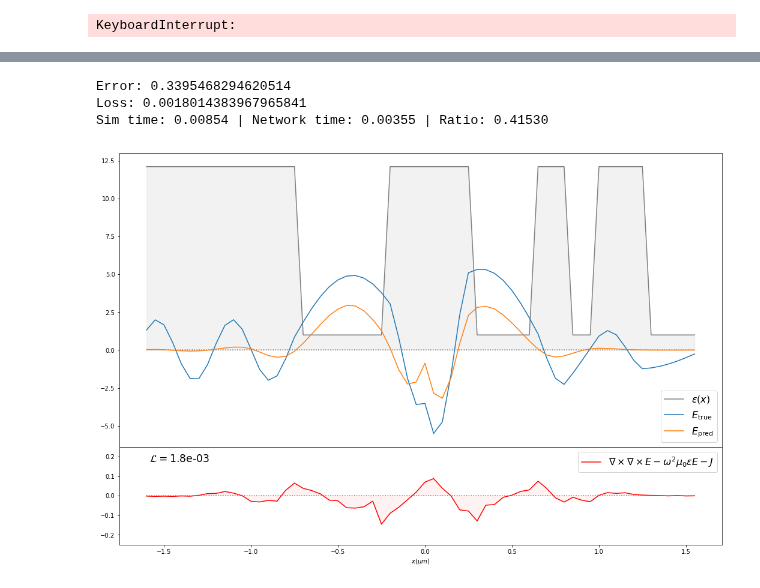
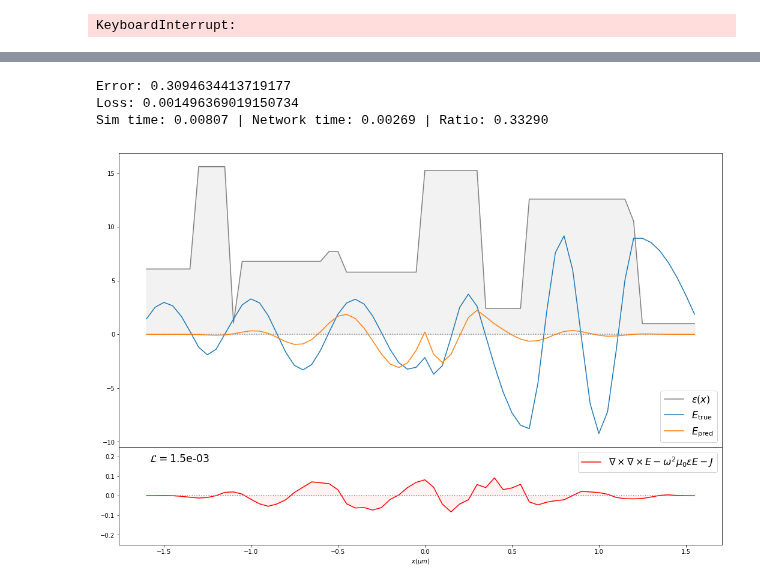
Before and after one commit to bencbartlett/neural-maxwell, a Jupyter notebook: neural_maxwell/notebooks/main.ipynb, the cells around one changed output, grey strips where cells are left out. Drawn from its saved outputs; the diff is of its cells as text; code cells hidden in the pictures.

Commit message:
yet more model iteration

```diff
--- a/neural_maxwell/notebooks/main.ipynb
+++ b/neural_maxwell/notebooks/main.ipynb
@@ -30,13 +30,13 @@ batch_size = 512
 # Create a model
 channels = [64] * 7
 kernels = [7] * 7
-model = MaxwellConvV2(channels=channels, kernels=kernels, drop_p=0.0).to(device)
+model = MaxwellSolver1D(channels=channels, kernels=kernels, drop_p=0.0).to(device)
 
 # Create data loaders
-train_data = PermittivityDataset(PermittivityGenerators1D.random_number_alternating_layers, N=1e6, infinite_mode=False)
+train_data = PermittivityDataset(PermittivityGenerators1D.random_number_random_layers, N=1e6, infinite_mode=False)
 train_loader = DataLoader(dataset=train_data, batch_size=batch_size, shuffle=True)
 
-test_data = PermittivityDataset(PermittivityGenerators1D.random_number_alternating_layers, N=1e3, infinite_mode=False)
+test_data = PermittivityDataset(PermittivityGenerators1D.random_number_random_layers, N=1e3, infinite_mode=False)
 test_loader = DataLoader(dataset=test_data, batch_size=1, shuffle=False)
 
 # Loss and optimizer
@@ -105,9 +116,9 @@ Mean loss: 0.0018796324096329044, time: 3.073695182800293
 # %%
 model.eval()
-epsilons = PermittivityGenerators1D.random_number_alternating_layers()
-plot_model_outputs(model, epsilons, rescale=False)
+epsilons = PermittivityGenerators1D.random_number_random_layers()
+plot_model_outputs_1d(model, epsilons, rescale=False)
 # %% [output]
-Error: 0.3395468294620514
-Loss: 0.0018014383967965841
-Sim time: 0.00854 | Network time: 0.00355 | Ratio: 0.41530
+Error: 0.3094634413719177
+Loss: 0.001496369019150734
+Sim time: 0.00807 | Network time: 0.00269 | Ratio: 0.33290
-[figure, old version]
+[figure, new version]
```
Also changed, not shown: parts of 3 cells of this notebook, 9 other files.
